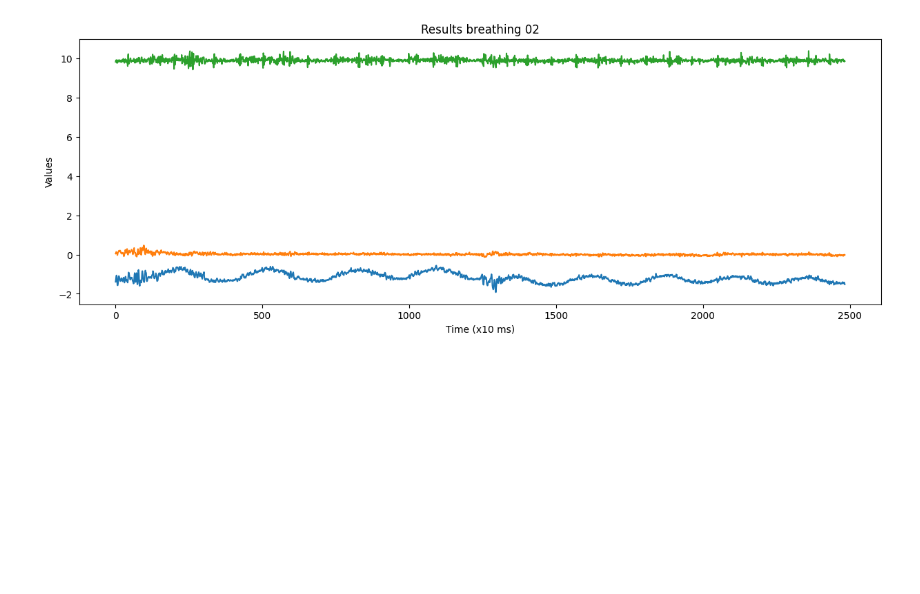
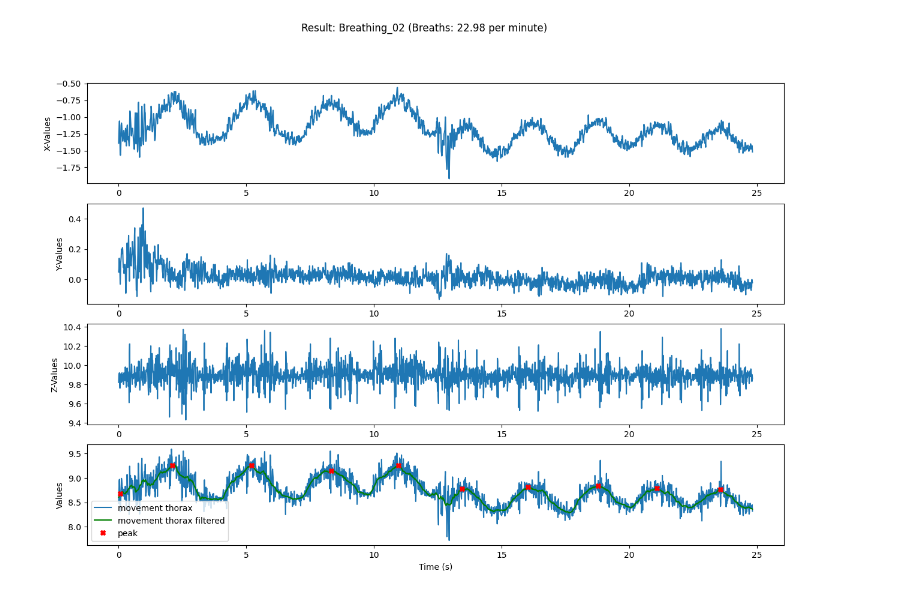
Before and after one commit to JanBoesch/MobileHealthSensing, a Jupyter notebook: V1_Beschleunigung/Heardbeat.ipynb, the cells around one changed output. Cells and saved outputs as stored; diff of their text form; code cells hidden in the pictures; blank space fills up the shorter version.

```diff
--- a/V1_Beschleunigung/Heardbeat.ipynb
+++ b/V1_Beschleunigung/Heardbeat.ipynb
@@ -73,36 +109,52 @@ plt.show()
 # %%
 import pandas as pd
+from scipy import signal
+from scipy.signal import find_peaks
 import matplotlib.pyplot as plt
 
 # Read file
-data = pd.read_csv('v1_atmung_2.csv')
+data = pd.read_csv('v1_atmung_2.csv') # , nrows=1000
 
-# Select required columns
-heard_data = data[['X', 'Y', 'Z']]
+# X, Y, Z-Werte aus der CSV-Datei extrahieren
+x_values = data['X']
+y_values = data['Y']
+z_values = data['Z']
 
-# Assign variables
-time = heard_data.index # Timeline
-X = heard_data['X']     # X-Values
-Y = heard_data['Y']     # Y-Values
-Z = heard_data['Z']     # Z-Values
+# Künstliche Zeitreihe erstellen
+time_series = np.arange(len(data)) * 0.01  # 10 Millisekunden pro Eintrag
 
-# Create a figure and set its size to 15x5 in.
-fig, ax = plt.subplots(figsize=(15,5))
+O = x_values + y_values + z_values
 
-# Plot a line chart
-ax.plot(time, X)
-ax.plot(time, Y)
-ax.plot(time, Z)
+sgf = signal.savgol_filter(O, window_length=50, polyorder=2, mode="nearest")
+peaks, _ = find_peaks(sgf, distance=200)
 
-# Decrease the density of ticks on x-axis
-#ax.set_xticks(date[::12])
+# Zeitdifferenzen zwischen aufeinanderfolgenden Peaks auf der künstlichen Zeitreihe berechnen
+time_diffs = np.diff(time_series[peaks])
 
-# Add title and axes labels
-ax.set_title('Results breathing 02')
-ax.set_xlabel('Time (x10 ms)')
-ax.set_ylabel('Values')
+# Atemzüge pro Minute berechnen
+breaths = 60 / np.mean(time_diffs)
+
+# Ausgabe erzeugen
+fig, (ax1, ax2, ax3, ax4) = plt.subplots(4,1, figsize=(15,10))
+fig.suptitle(f'Result: Breathing_02 (Breaths: {breaths:.2f} per minute)')
+
+ax1.plot(time_series, x_values)
+ax1.set_ylabel('X-Values')
+
+ax2.plot(time_series, y_values)
+ax2.set_ylabel('Y-Values')
+
+ax3.plot(time_series, z_values)
+ax3.set_ylabel('Z-Values')
+
+ax4.plot(time_series, O, label='movement thorax')
+ax4.plot(time_series, sgf, label='movement thorax filtered', color="green")
+ax4.plot(time_series[peaks], sgf[peaks], 'X', label='peak', color='red')
+ax4.set_xlabel('Time (s)')
+ax4.set_ylabel('Values')
+ax4.legend()
 
 # Show plot
 plt.show()
 # %% [output]
-[figure, old version]
+[figure, new version]
```
Also changed, not shown: parts of 3 cells of this notebook.
